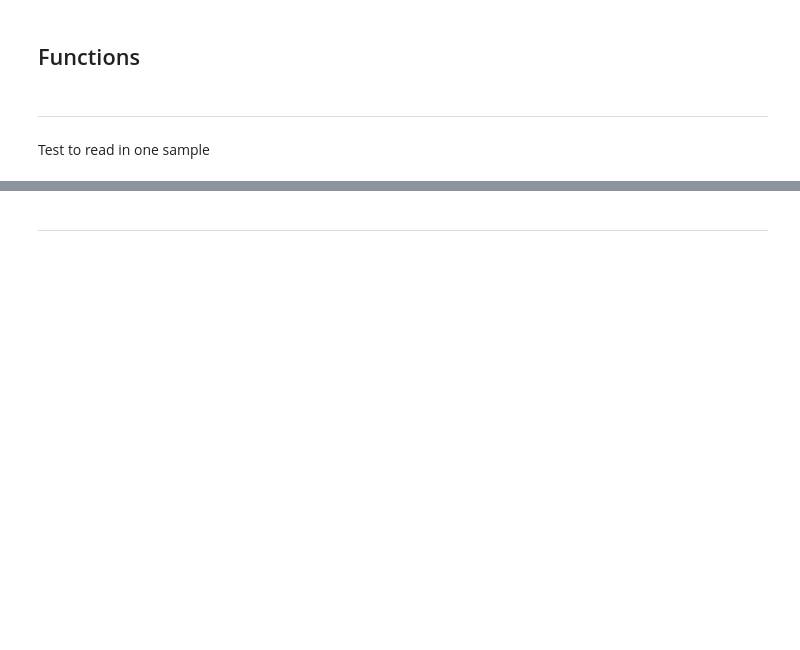
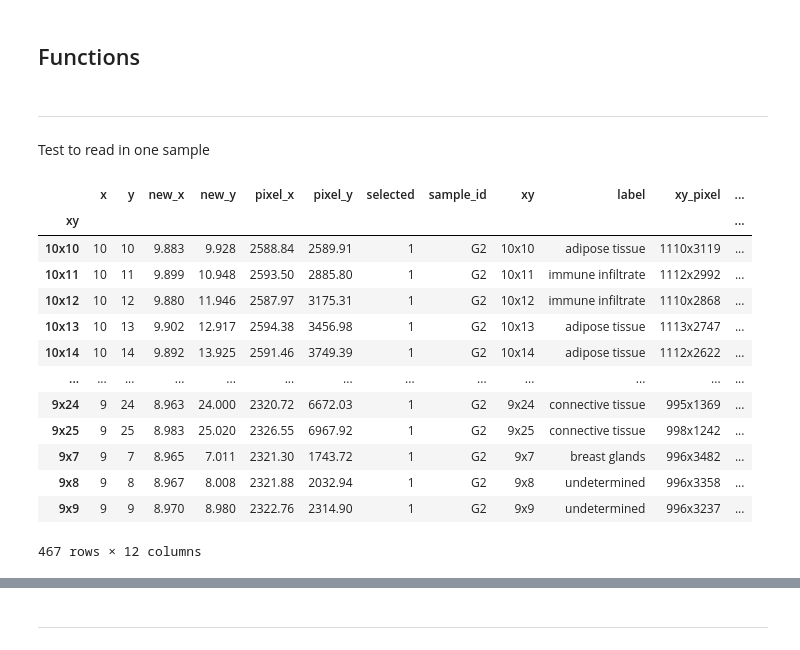
Before and after one commit to lfranzen/ml-course-project, a Jupyter notebook: scripts/prepare_data.ipynb, the cells around one changed output, grey strips where cells are left out. Drawn from its saved outputs; the diff is of its cells as text; code cells hidden in the pictures; blank space fills up the shorter version.

```diff
--- a/scripts/prepare_data.ipynb
+++ b/scripts/prepare_data.ipynb
@@ -198,3 +198,20 @@ adata = ProcessSTDataAnnData(data_df, spots_df, anno_df)
 adata = ScanpyProcessAnnData(adata)
 # %%
 #np.max(adata.X)
+# %%
+adata.obs
+# %% [output]
+|  | x | y | new_x | new_y | pixel_x | pixel_y | selected | sample_id | xy | label | xy_pixel | ... |
+| xy |  |  |  |  |  |  |  |  |  |  |  | ... |
+| 10x10 | 10 | 10 | 9.883 | 9.928 | 2588.84 | 2589.91 | 1 | G2 | 10x10 | adipose tissue | 1110x3119 | ... |
+| 10x11 | 10 | 11 | 9.899 | 10.948 | 2593.50 | 2885.80 | 1 | G2 | 10x11 | immune infiltrate | 1112x2992 | ... |
+| 10x12 | 10 | 12 | 9.880 | 11.946 | 2587.97 | 3175.31 | 1 | G2 | 10x12 | immune infiltrate | 1110x2868 | ... |
+| 10x13 | 10 | 13 | 9.902 | 12.917 | 2594.38 | 3456.98 | 1 | G2 | 10x13 | adipose tissue | 1113x2747 | ... |
+| 10x14 | 10 | 14 | 9.892 | 13.925 | 2591.46 | 3749.39 | 1 | G2 | 10x14 | adipose tissue | 1112x2622 | ... |
+| ... | ... | ... | ... | ... | ... | ... | ... | ... | ... | ... | ... | ... |
+| 9x24 | 9 | 24 | 8.963 | 24.000 | 2320.72 | 6672.03 | 1 | G2 | 9x24 | connective tissue | 995x1369 | ... |
+| 9x25 | 9 | 25 | 8.983 | 25.020 | 2326.55 | 6967.92 | 1 | G2 | 9x25 | connective tissue | 998x1242 | ... |
+| 9x7 | 9 | 7 | 8.965 | 7.011 | 2321.30 | 1743.72 | 1 | G2 | 9x7 | breast glands | 996x3482 | ... |
+| 9x8 | 9 | 8 | 8.967 | 8.008 | 2321.88 | 2032.94 | 1 | G2 | 9x8 | undetermined | 996x3358 | ... |
+| 9x9 | 9 | 9 | 8.970 | 8.980 | 2322.76 | 2314.90 | 1 | G2 | 9x9 | undetermined | 996x3237 | ... |
+467 rows × 12 columns
```
Also changed, not shown: parts of 3 cells of this notebook.
